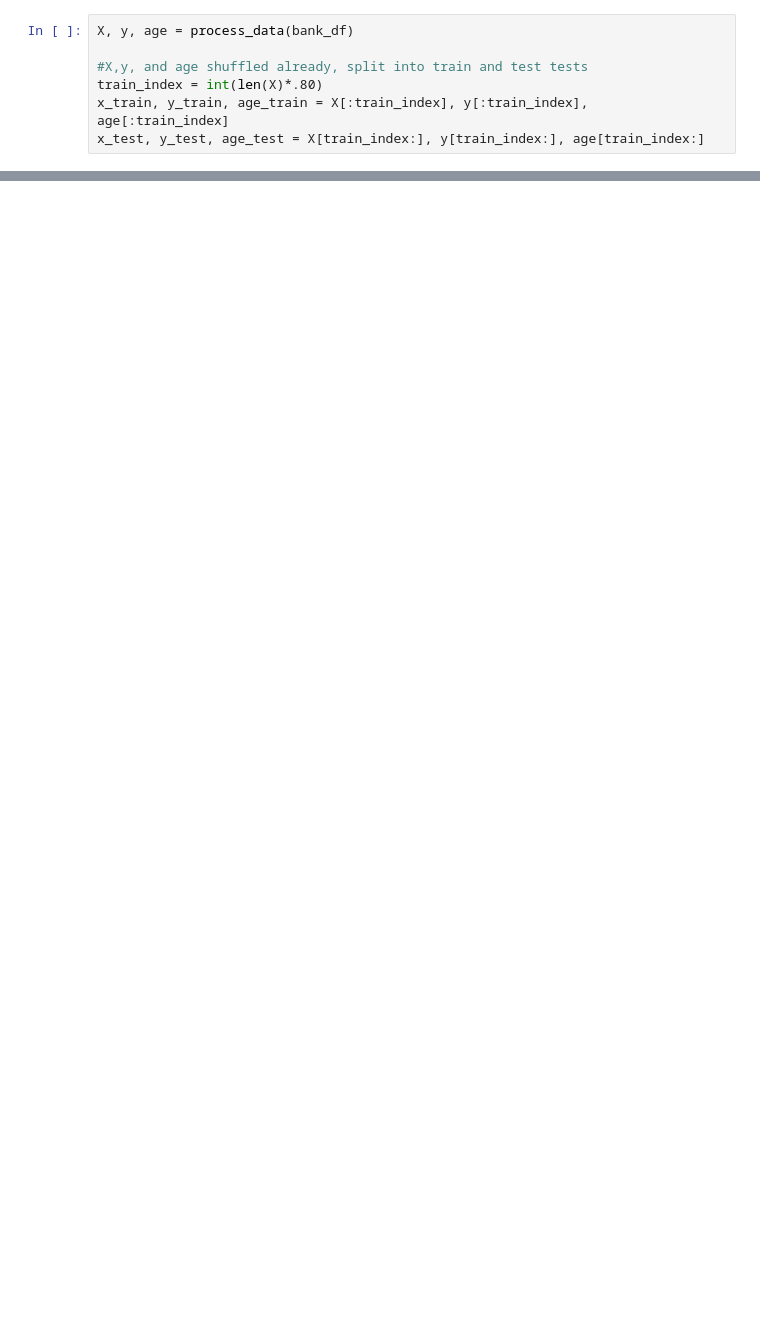
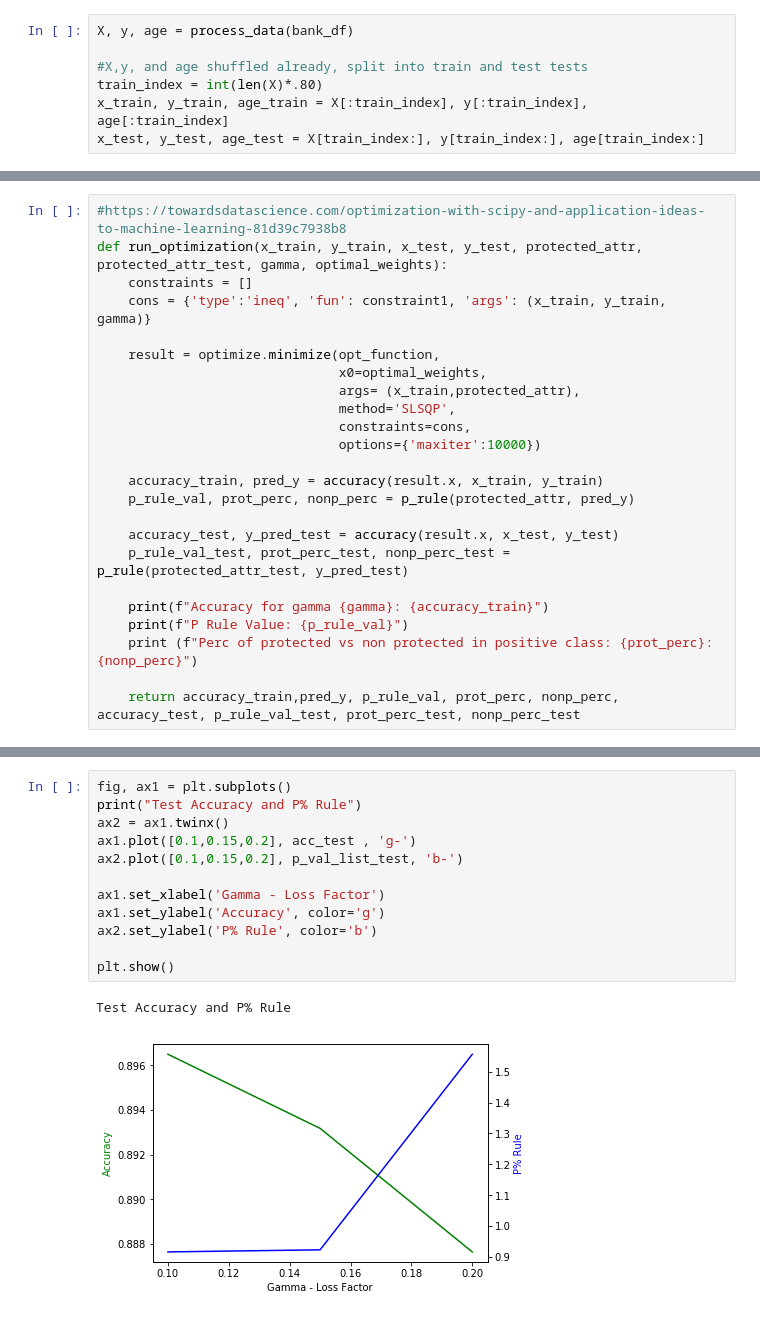
Before and after one commit to TZstatsADS/Fall2021-Project4-group5, a Jupyter notebook: doc/FairnessConstraints.ipynb, the cells around one changed output, grey strips where cells are left out. Cells and saved outputs as stored; diff of their text form; blank space fills up the shorter version.

```diff
--- a/doc/FairnessConstraints.ipynb
+++ b/doc/FairnessConstraints.ipynb
@@ -73,0 +123,24 @@ Please also refer to the documentation for alternative solver options:
+# %%
+#https://towardsdatascience.com/optimization-with-scipy-and-application-ideas-to-machine-learning-81d39c7938b8
+def run_optimization(x_train, y_train, x_test, y_test, protected_attr, protected_attr_test, gamma, optimal_weights):
+    constraints = []
+    cons = {'type':'ineq', 'fun': constraint1, 'args': (x_train, y_train, gamma)}
+
+    result = optimize.minimize(opt_function,
+                               x0=optimal_weights,
+                               args= (x_train,protected_attr),
+                               method='SLSQP',
+                               constraints=cons,
+                               options={'maxiter':10000})
+
+    accuracy_train, pred_y = accuracy(result.x, x_train, y_train)
+    p_rule_val, prot_perc, nonp_perc = p_rule(protected_attr, pred_y)
+
+    accuracy_test, y_pred_test = accuracy(result.x, x_test, y_test)
+    p_rule_val_test, prot_perc_test, nonp_perc_test = p_rule(protected_attr_test, y_pred_test)
+
+    print(f"Accuracy for gamma {gamma}: {accuracy_train}")
+    print(f"P Rule Value: {p_rule_val}")
+    print (f"Perc of protected vs non protected in positive class: {prot_perc}: {nonp_perc}")
+
+    return accuracy_train,pred_y, p_rule_val, prot_perc, nonp_perc, accuracy_test, p_rule_val_test, prot_perc_test, nonp_perc_test
@@ -73,0 +208,15 @@ Please also refer to the documentation for alternative solver options:
+# %%
+fig, ax1 = plt.subplots()
+print("Test Accuracy and P% Rule")
+ax2 = ax1.twinx()
+ax1.plot([0.1,0.15,0.2], acc_test , 'g-')
+ax2.plot([0.1,0.15,0.2], p_val_list_test, 'b-')
+
+ax1.set_xlabel('Gamma - Loss Factor')
+ax1.set_ylabel('Accuracy', color='g')
+ax2.set_ylabel('P% Rule', color='b')
+
+plt.show()
+# %% [output]
+Test Accuracy and P% Rule
+[figure, added]
```
Also changed, not shown: parts of 27 cells of this notebook.
